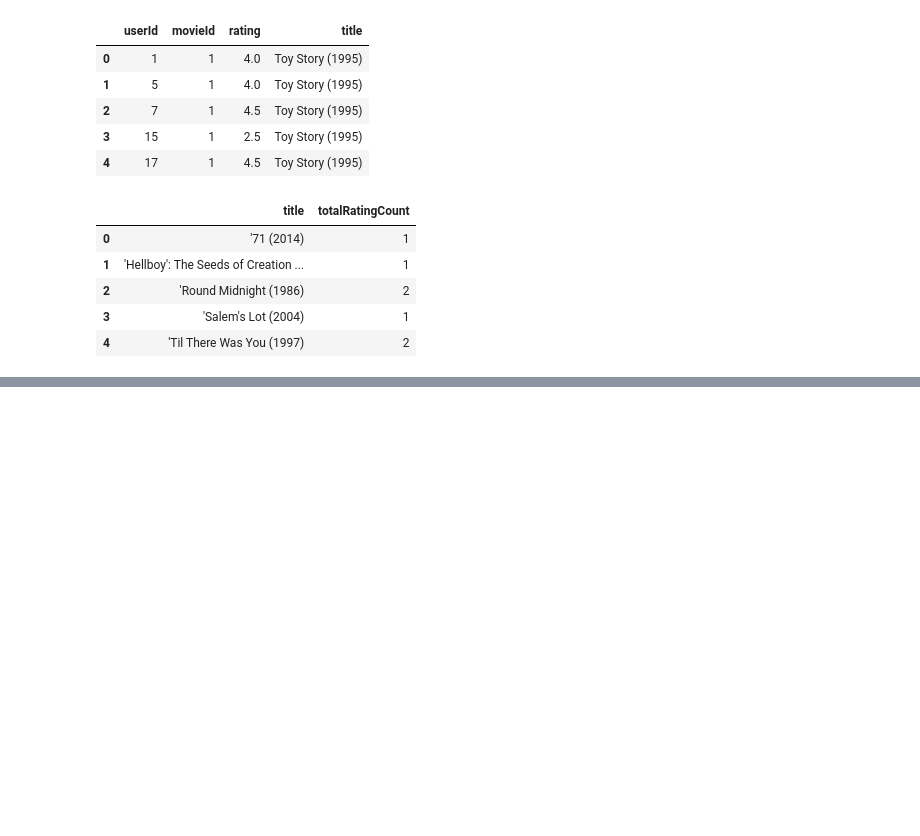
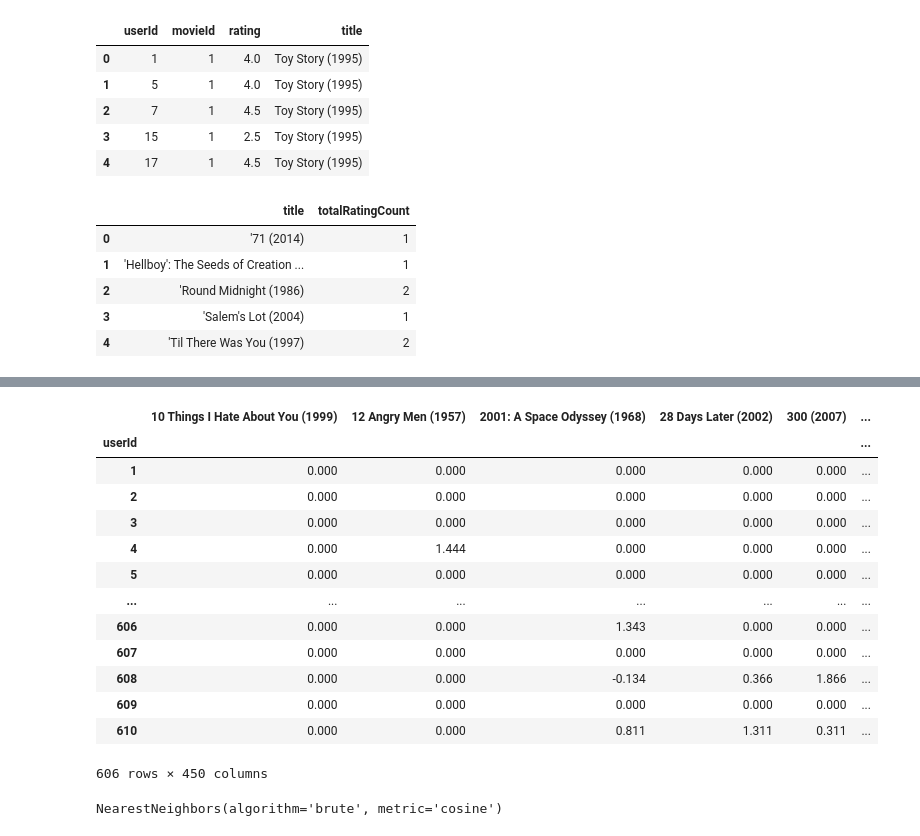
Before and after one commit to chibz3/Movie_Recommendation_Engine, a Jupyter notebook: Rec_eng.ipynb, the cells around one changed output, grey strips where cells are left out. Drawn from its saved outputs; the diff is of its cells as text; code cells hidden in the pictures; blank space fills up the shorter version.

```diff
--- a/Rec_eng.ipynb
+++ b/Rec_eng.ipynb
@@ -286,0 +379,25 @@ movie_ratingCount.head()
+# %%
+scaled_rating_with_totalRatingCount_and_avg = rating_with_totalRatingCount_and_avg.apply(lambda rating : rating - rating_with_totalRatingCount_and_avg.avg_rating)
+# %%
+scaled_rating_with_totalRatingCount_and_avg.drop(columns='avg_rating', inplace=True)
+# %%
+scaled_rating_with_totalRatingCount_and_avg.fillna(0, inplace=True)
+# %%
+new_features_df = scaled_rating_with_totalRatingCount_and_avg
+# %%
+new_features_df
+# %% [output]
+|  | 10 Things I Hate About You (1999) | 12 Angry Men (1957) | 2001: A Space Odyssey (1968) | 28 Days Later (2002) | 300 (2007) | ... |
+| userId |  |  |  |  |  | ... |
+| 1 | 0.000 | 0.000 | 0.000 | 0.000 | 0.000 | ... |
+| 2 | 0.000 | 0.000 | 0.000 | 0.000 | 0.000 | ... |
+| 3 | 0.000 | 0.000 | 0.000 | 0.000 | 0.000 | ... |
+| 4 | 0.000 | 1.444 | 0.000 | 0.000 | 0.000 | ... |
+| 5 | 0.000 | 0.000 | 0.000 | 0.000 | 0.000 | ... |
+| ... | ... | ... | ... | ... | ... | ... |
+| 606 | 0.000 | 0.000 | 1.343 | 0.000 | 0.000 | ... |
+| 607 | 0.000 | 0.000 | 0.000 | 0.000 | 0.000 | ... |
+| 608 | 0.000 | 0.000 | -0.134 | 0.366 | 1.866 | ... |
+| 609 | 0.000 | 0.000 | 0.000 | 0.000 | 0.000 | ... |
+| 610 | 0.000 | 0.000 | 0.811 | 1.311 | 0.311 | ... |
+606 rows × 450 columns
@@ -286,0 +409,7 @@ movie_ratingCount.head()
+# %%
+from sklearn.neighbors import NearestNeighbors
+
+model_knn = NearestNeighbors(metric = 'cosine', algorithm = 'brute')
+model_knn.fit(movie_features_df_matrix)
+# %% [output]
+NearestNeighbors(algorithm='brute', metric='cosine')
```
Also changed, not shown: parts of 35 cells of this notebook.
